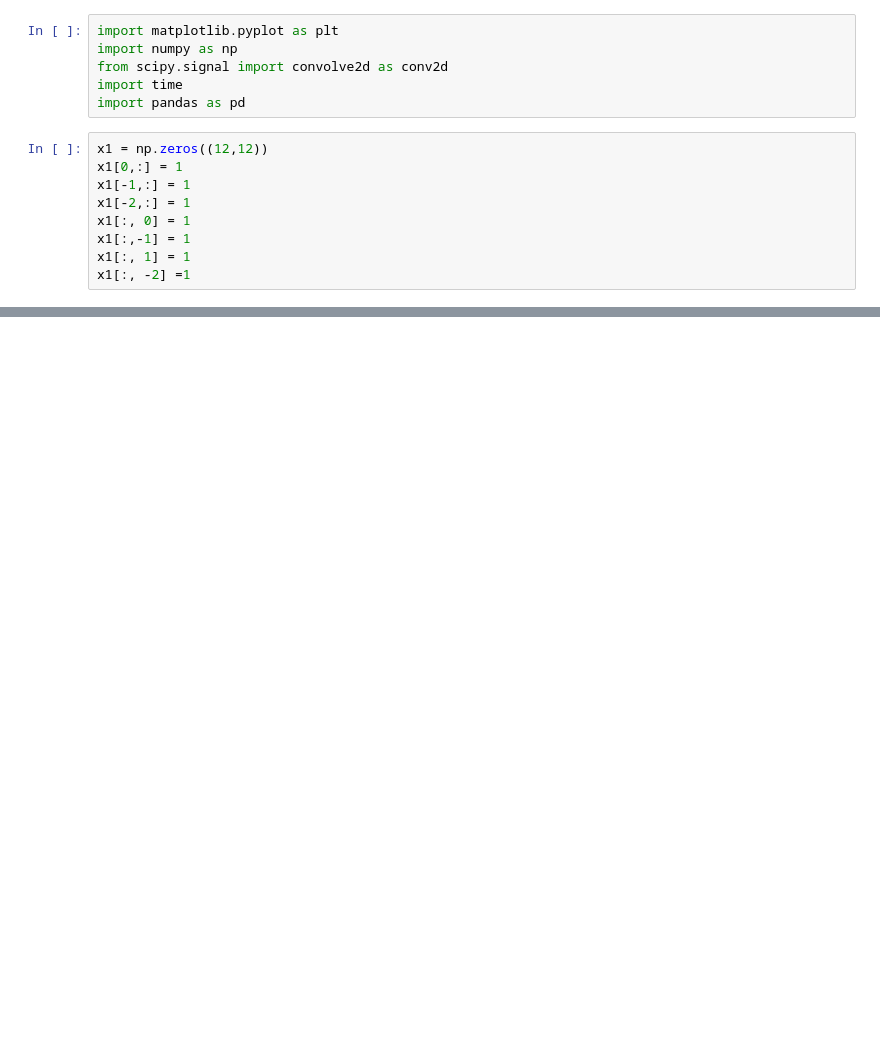
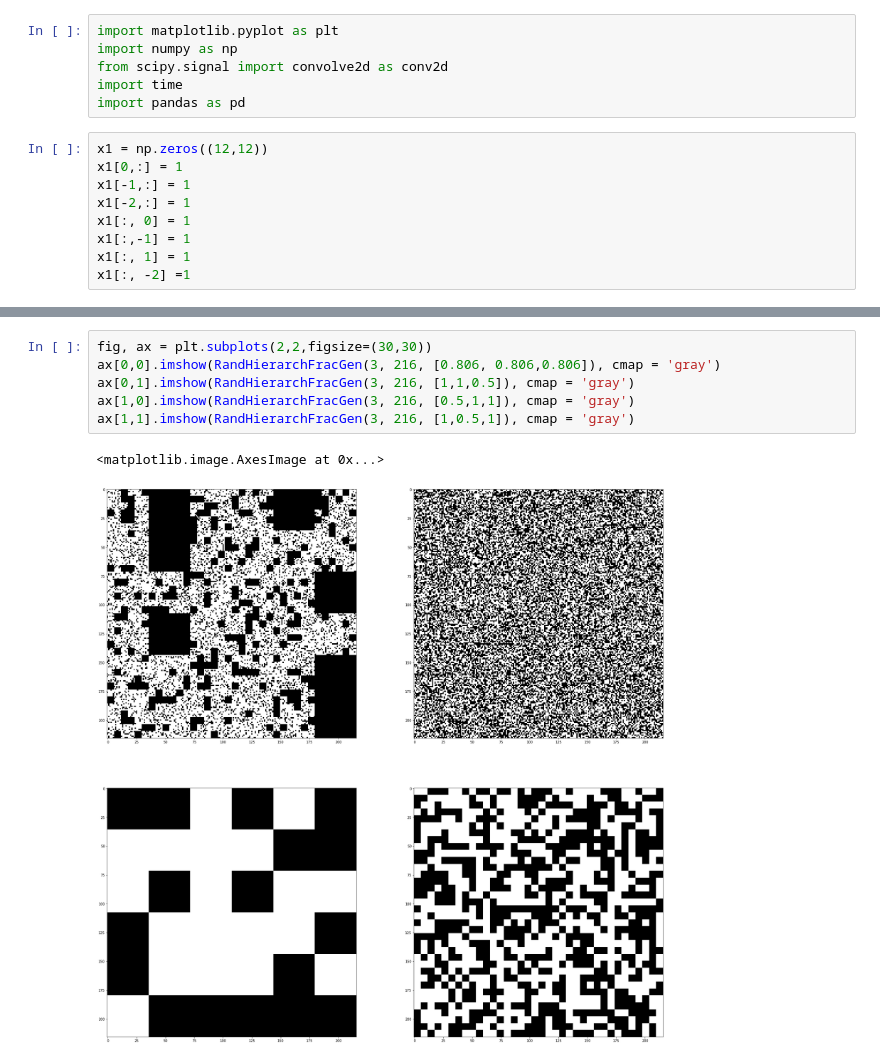
Before and after one commit to vaswin0/FracLac, a Jupyter notebook: lac_ind_paper.ipynb, the cells around one changed output, grey strips where cells are left out. Saved outputs shown, nothing was run; the diff lists cells and outputs as text; blank space fills up the shorter version.

Commit message:
RandHierarchFracGen added

```diff
--- a/lac_ind_paper.ipynb
+++ b/lac_ind_paper.ipynb
@@ -66,0 +147,9 @@ lambda 1.2156784982483975
+# %%
+fig, ax = plt.subplots(2,2,figsize=(30,30))
+ax[0,0].imshow(RandHierarchFracGen(3, 216, [0.806, 0.806,0.806]), cmap = 'gray')
+ax[0,1].imshow(RandHierarchFracGen(3, 216, [1,1,0.5]), cmap = 'gray')
+ax[1,0].imshow(RandHierarchFracGen(3, 216, [0.5,1,1]), cmap = 'gray')
+ax[1,1].imshow(RandHierarchFracGen(3, 216, [1,0.5,1]), cmap = 'gray')
+# %% [output]
+<matplotlib.image.AxesImage at 0x...>
+[figure, added]
```
Also changed, not shown: parts of 6 cells of this notebook.
